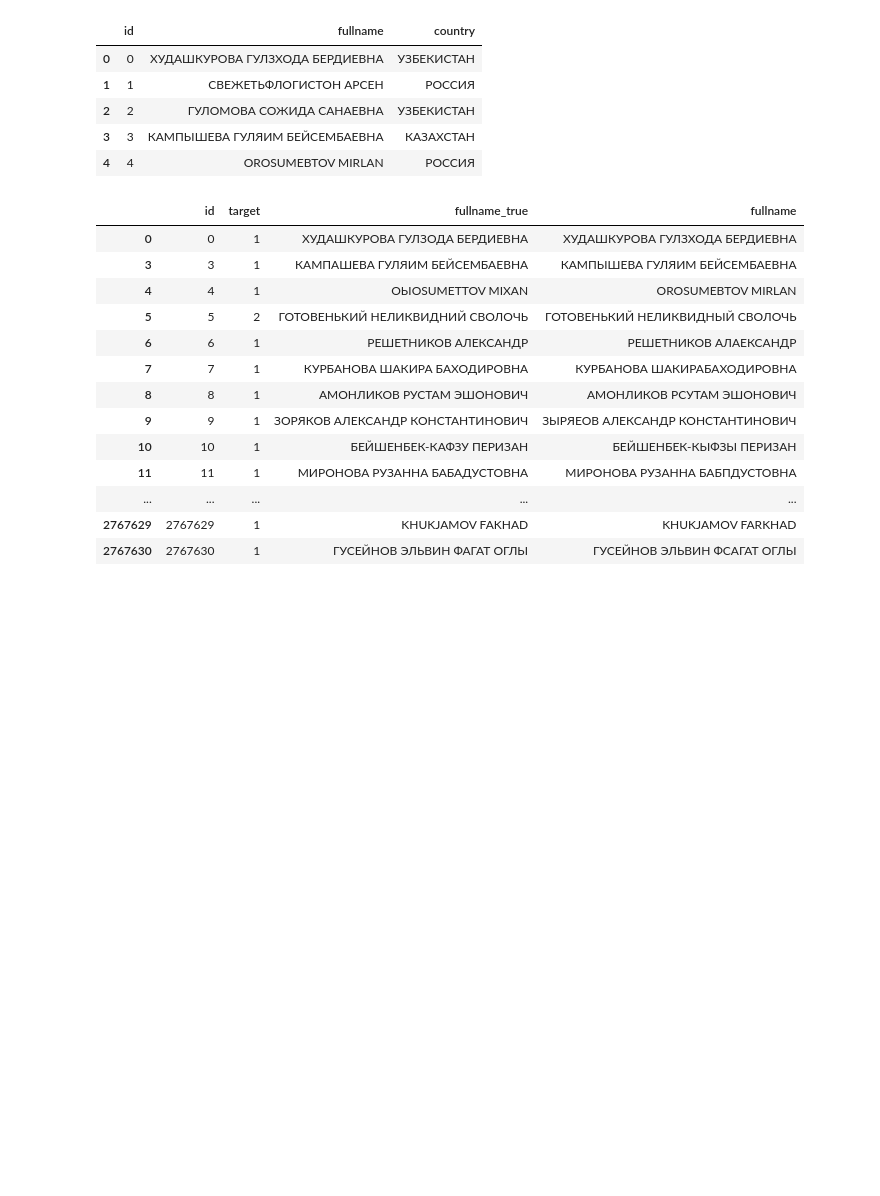
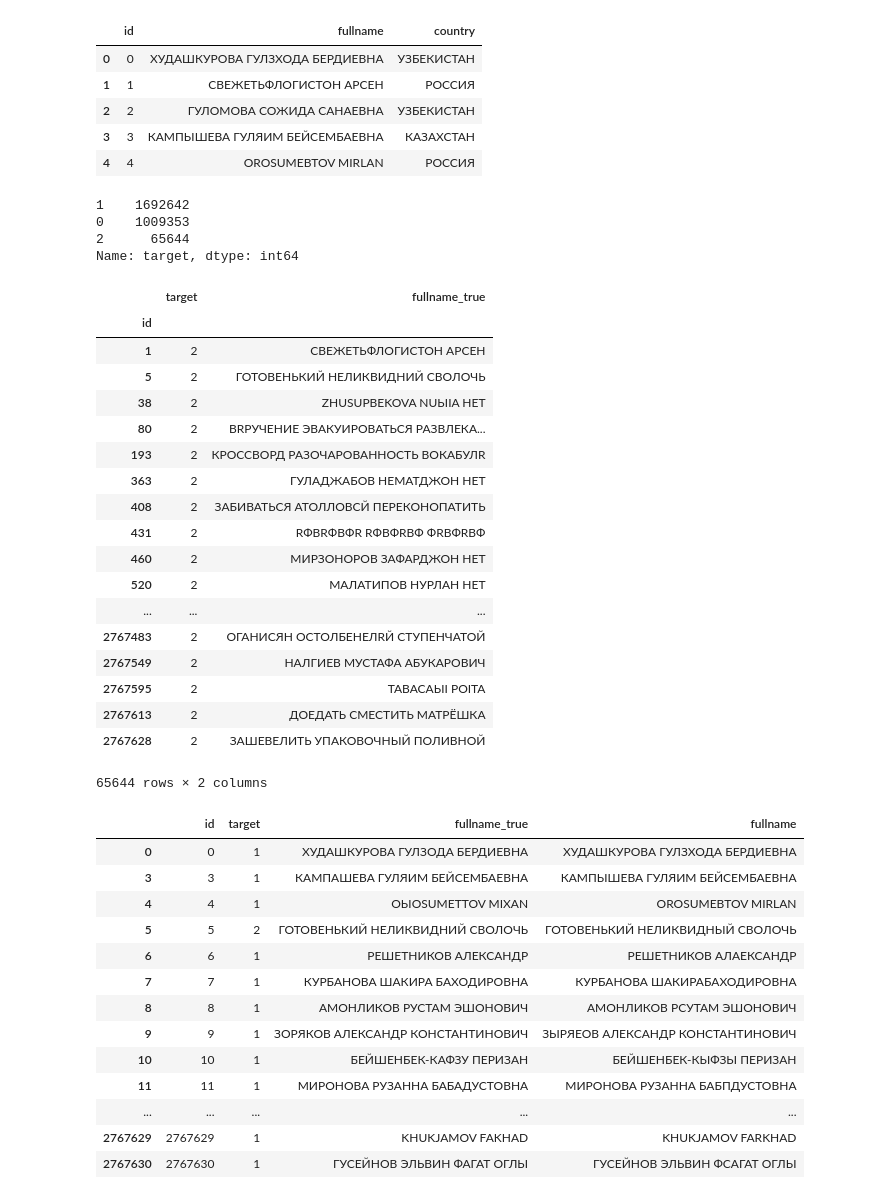
Before and after one commit to snakers4/cft-contest-2018, a Jupyter notebook: src/encoder_decoder.ipynb, the cells around one changed output. Drawn from its saved outputs; the diff is of its cells as text; code cells hidden in the pictures; blank space fills up the shorter version.

```diff
--- a/src/encoder_decoder.ipynb
+++ b/src/encoder_decoder.ipynb
@@ -1461,6 +1529,35 @@ test_df.head()
 | 2 | 2 | ГУЛОМОВА СОЖИДА САНАЕВНА | УЗБЕКИСТАН |
 | 3 | 3 | КАМПЫШЕВА ГУЛЯИМ БЕЙСЕМБАЕВНА | КАЗАХСТАН |
 | 4 | 4 | OROSUMEBTOV MIRLAN | РОССИЯ |
+# %%
+predict_df.target.value_counts()
+# %% [output]
+1    1692642
+0    1009353
+2      65644
+Name: target, dtype: int64
+# %%
+predict_df[predict_df.target==0]
+# %% [output]
+|  | target | fullname_true |
+| id |  |  |
+| 1 | 2 | СВЕЖЕТЬФЛОГИСТОН АРСЕН |
+| 5 | 2 | ГОТОВЕНЬКИЙ НЕЛИКВИДНИЙ СВОЛОЧЬ |
+| 38 | 2 | ZHUSUPBEKOVA NUЫIA НЕТ |
+| 80 | 2 | ВRРУЧЕНИЕ ЭВАКУИРОВАТЬСЯ РАЗВЛЕКА... |
+| 193 | 2 | КРОССВОРД РАЗОЧАРОВАННОСТЬ ВОКАБУЛR |
+| 363 | 2 | ГУЛАДЖАБОВ НЕМАТДЖОН НЕТ |
+| 408 | 2 | ЗАБИВАТЬСЯ АТОЛЛОВСЙ ПЕРЕКОНОПАТИТЬ |
+| 431 | 2 | RФВRФВФR RФВФRВФ ФRВФRВФ |
+| 460 | 2 | МИРЗОНОРОВ ЗАФАРДЖОН НЕТ |
+| 520 | 2 | МАЛАТИПОВ НУРЛАН НЕТ |
+| ... | ... | ... |
+| 2767483 | 2 | ОГАНИСЯН ОСТОЛБЕНЕЛRЙ СТУПЕНЧАТОЙ |
+| 2767549 | 2 | НАЛГИЕВ МУСТАФА АБУКАРОВИЧ |
+| 2767595 | 2 | TABACAЫI POITA |
+| 2767613 | 2 | ДОЕДАТЬ СМЕСТИТЬ МАТРЁШКА |
+| 2767628 | 2 | ЗАШЕВЕЛИТЬ УПАКОВОЧНЫЙ ПОЛИВНОЙ |
+65644 rows × 2 columns
 # %%
 predict_df[predict_df.fullname_true!=predict_df.fullname]
 # %% [output]
```
Also changed, not shown: parts of 8 cells of this notebook, 2 other files.
